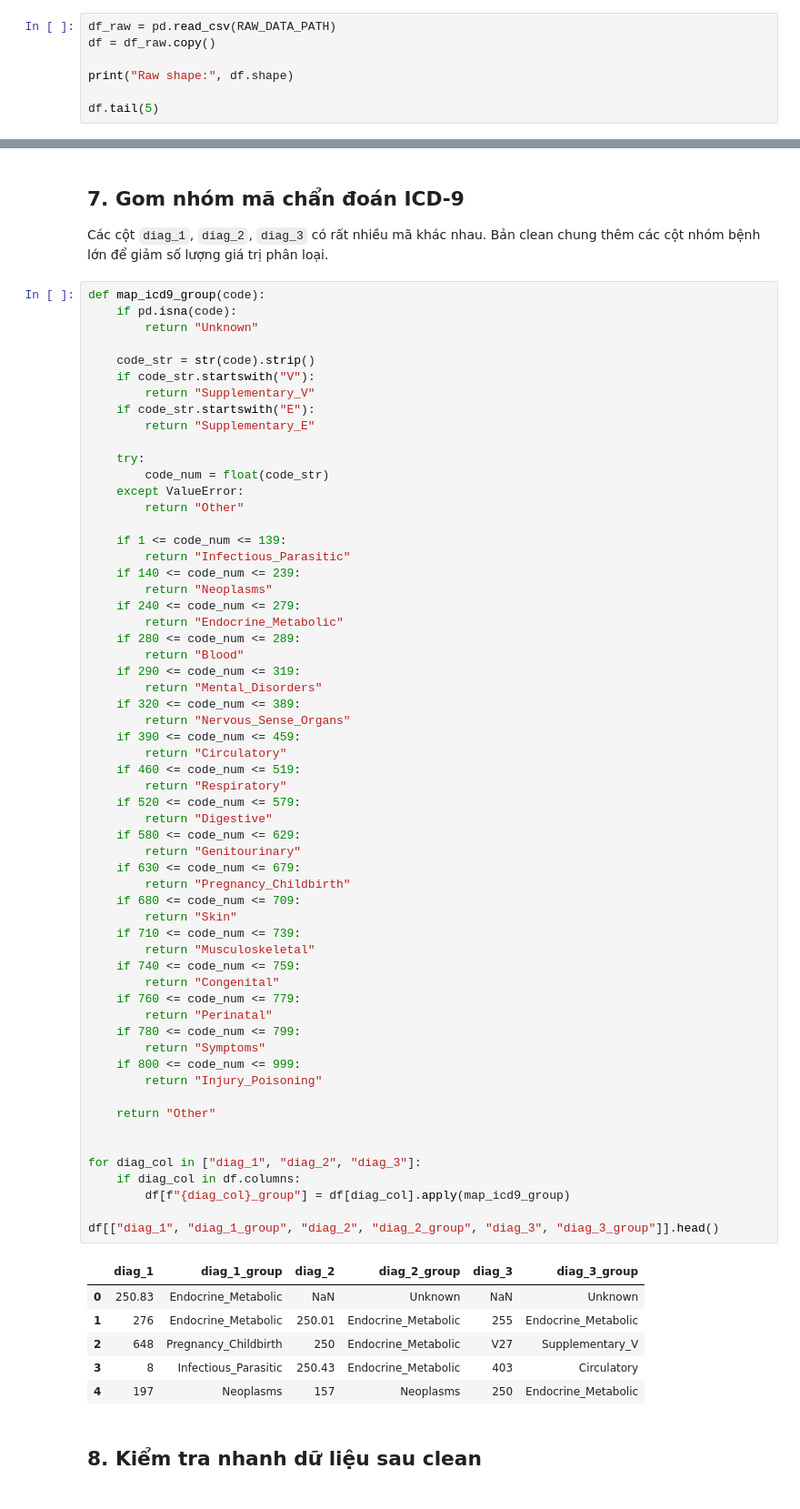
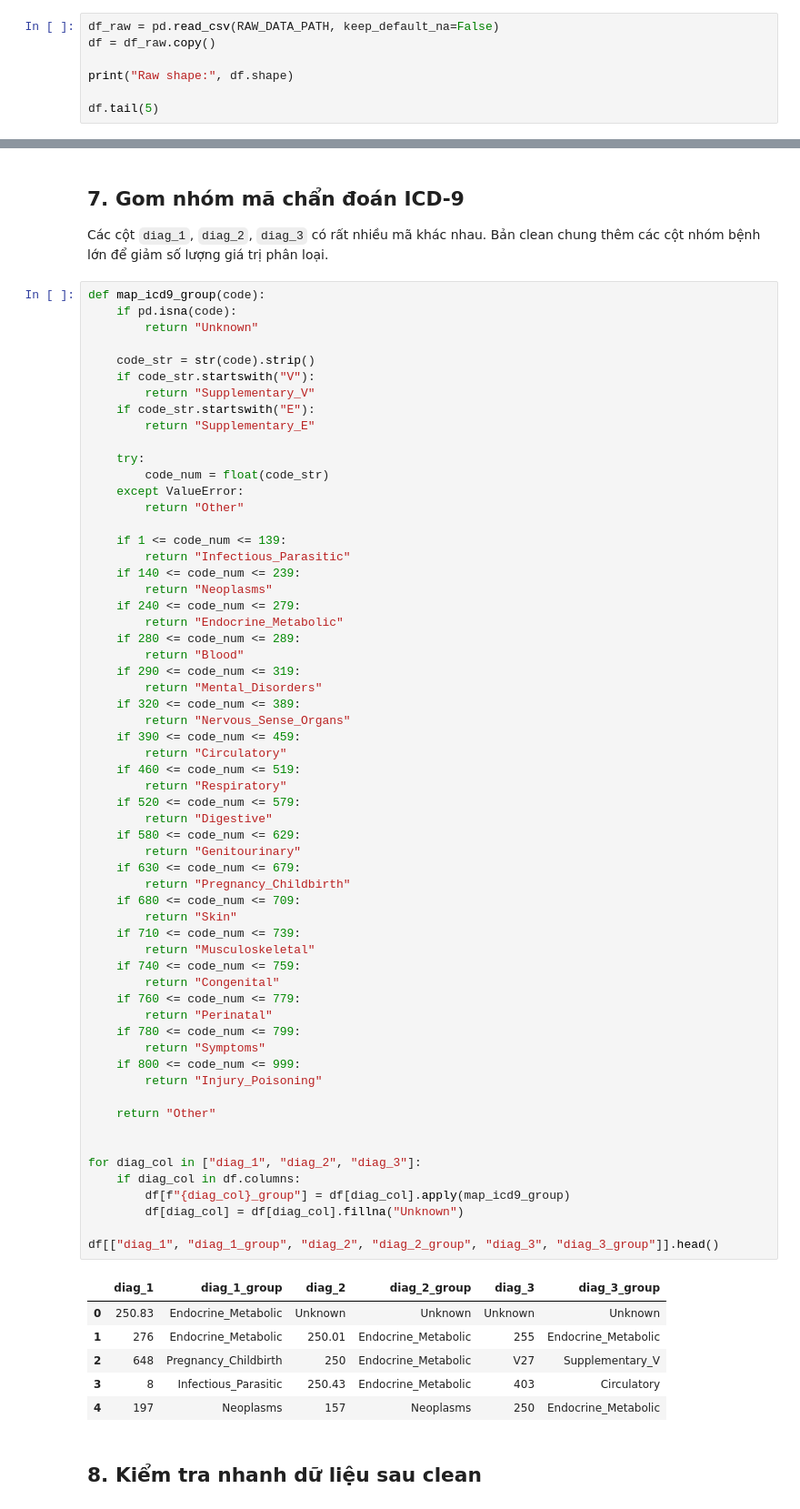
Before and after one commit to Luphuc2005/ExamFinalDataMining, a Jupyter notebook: preprocessing/04_common_cleaning.ipynb, the cells around one changed output, grey strips where cells are left out. Shown at 91% size. Cells and saved outputs as stored; diff of their text form.

```diff
--- a/preprocessing/04_common_cleaning.ipynb
+++ b/preprocessing/04_common_cleaning.ipynb
@@ -34,7 +34,7 @@ RAW_DATA_PATH, OUTPUT_PATH
 # %% [markdown]
 ## 1. Load dữ liệu gốc
 # %%
-df_raw = pd.read_csv(RAW_DATA_PATH)
+df_raw = pd.read_csv(RAW_DATA_PATH, keep_default_na=False)
 df = df_raw.copy()
 
 print("Raw shape:", df.shape)
@@ -216,34 +216,35 @@ def map_icd9_group(code):
         return "Respiratory"
     if 520 <= code_num <= 579:
         return "Digestive"
     if 580 <= code_num <= 629:
         return "Genitourinary"
     if 630 <= code_num <= 679:
         return "Pregnancy_Childbirth"
     if 680 <= code_num <= 709:
         return "Skin"
     if 710 <= code_num <= 739:
         return "Musculoskeletal"
     if 740 <= code_num <= 759:
         return "Congenital"
     if 760 <= code_num <= 779:
         return "Perinatal"
     if 780 <= code_num <= 799:
         return "Symptoms"
     if 800 <= code_num <= 999:
         return "Injury_Poisoning"
 
     return "Other"
 
 
 for diag_col in ["diag_1", "diag_2", "diag_3"]:
     if diag_col in df.columns:
         df[f"{diag_col}_group"] = df[diag_col].apply(map_icd9_group)
+        df[diag_col] = df[diag_col].fillna("Unknown")
 
 df[["diag_1", "diag_1_group", "diag_2", "diag_2_group", "diag_3", "diag_3_group"]].head()
 # %% [output]
 |  | diag_1 | diag_1_group | diag_2 | diag_2_group | diag_3 | diag_3_group |
-| 0 | 250.83 | Endocrine_Metabolic | NaN | Unknown | NaN | Unknown |
+| 0 | 250.83 | Endocrine_Metabolic | Unknown | Unknown | Unknown | Unknown |
 | 1 | 276 | Endocrine_Metabolic | 250.01 | Endocrine_Metabolic | 255 | Endocrine_Metabolic |
 | 2 | 648 | Pregnancy_Childbirth | 250 | Endocrine_Metabolic | V27 | Supplementary_V |
 | 3 | 8 | Infectious_Parasitic | 250.43 | Endocrine_Metabolic | 403 | Circulatory |
```
Also changed, not shown: parts of 4 cells of this notebook.
